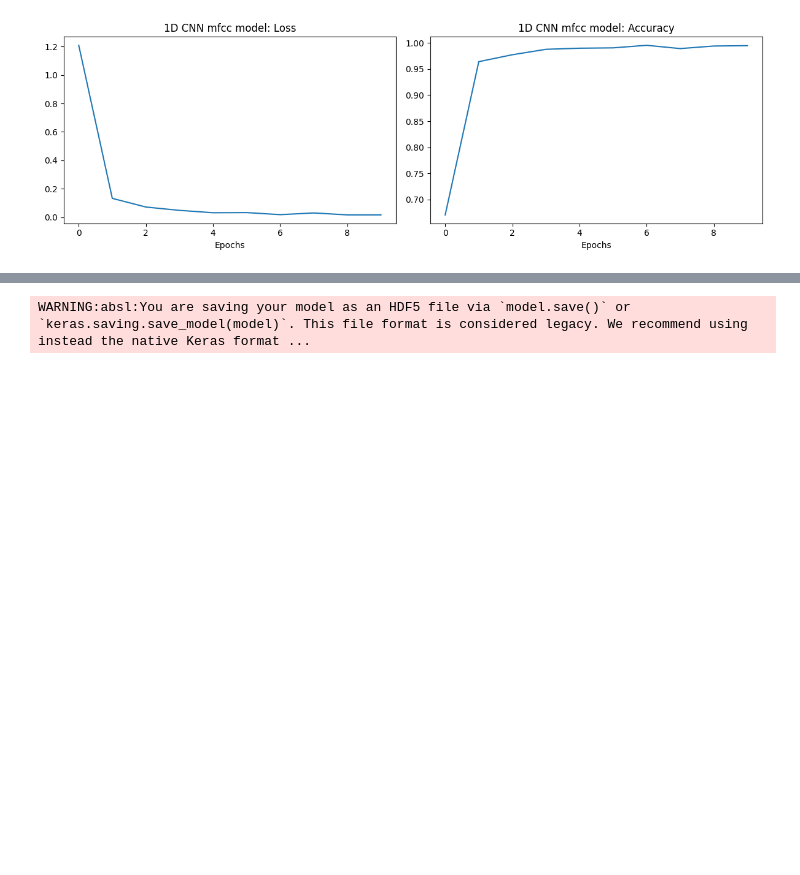
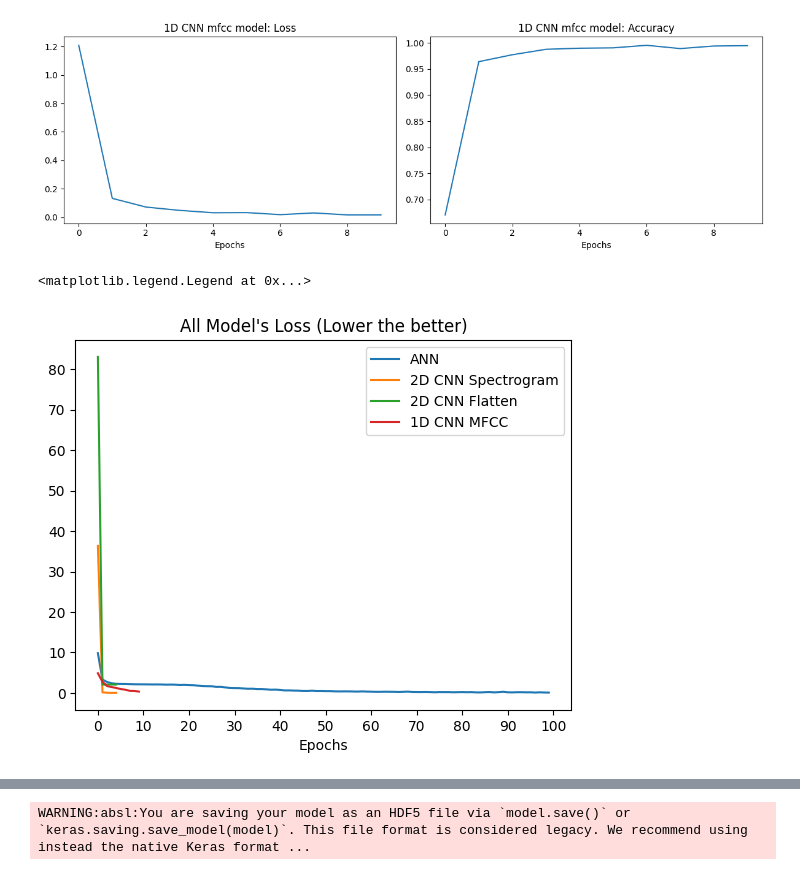
Before and after one commit to gauravmodak2001/Guitar_Chord_Pred, a Jupyter notebook: Guitar_Chord_Prediction.ipynb, the cells around one changed output, grey strips where cells are left out. Saved outputs shown, nothing was run; the diff lists cells and outputs as text; code cells hidden in the pictures; blank space fills up the shorter version.

```diff
--- a/Guitar_Chord_Prediction.ipynb
+++ b/Guitar_Chord_Prediction.ipynb
@@ -380,14 +446,14 @@ Duration: 0:00:43.069220
 # %% [markdown]
 <h1>Train the 1-D CNN with flattened spectrograms</h1>
 # %%
-#x_train, y_train = get_data_spectrograms(train_path)
-sample_size = x_train.shape[0] # number of samples in train set
-y_axis = x_train.shape[1] # number of n_mels in train set
-x_axis = x_train.shape[2] # minLength = 200 # length of input
+x_train_2d, y_train_2d = get_data_spectrograms(train_path)
+sample_size = x_train_2d.shape[0] # number of samples in train set
+y_axis = x_train_2d.shape[1] # number of n_mels in train set
+x_axis = x_train_2d.shape[2] # minLength = 200 # length of input
 channel_dimension = 1     # color channel is represented by 1 number
 
-x_train_reshaped = x_train.reshape(sample_size, y_axis*x_axis, channel_dimension)
+x_train_reshaped = x_train_2d.reshape(sample_size, y_axis*x_axis, channel_dimension)
 
 print(f"Shape of X: {x_train_reshaped.shape}")
-print(f"Shape of Y: {x_train_reshaped.shape}")
+print(f"Shape of Y: {y_train_2d.shape}")
 # %% [output]
@@ -396,11 +483,13 @@ Shape of Y: (1440, 25600, 1)
+# %%
+model3 = model_conv1d_spectrogram() # create new model if necessary
 # %% [markdown]
 <h2>Using spectrogram flattened into (128*200, 1)</h2>
 # %%
 start_time = datetime.now()
 
-epochs = 10 # not very good and takes long time to train, eventually converges around 15% accuracy
+epochs = 5 # not very good and takes long time to train, eventually converges around 15% accuracy
 batch_size = 16
-history3 = model3.fit(x_train_reshaped, y_train, epochs=epochs, batch_size=batch_size, verbose=1, shuffle=True)
+history3 = model3.fit(x_train_reshaped, y_train_2d, epochs=epochs, batch_size=batch_size, verbose=1, shuffle=True)
 
 end_time = datetime.now()
 print('Duration: {}'.format(end_time - start_time))
@@ -437,0 +533,2 @@ Shape of Y: (1440, 8)
+# %%
+model4 = model_conv1d_mfcc() # create new model if necessary
@@ -552,3 +664,18 @@ plt.xlabel("Epochs")
 plt.tight_layout()
 # %% [output]
 [figure]
+# %%
+# Create plot of all of the model's accuracy and loss
+
+plt.plot(np.arange(100), loss_list1, label='ANN') # epochs=100
+plt.plot(np.arange(5), loss_list2, label='2D CNN Spectrogram') #epochs=5
+plt.plot(np.arange(5), loss_list3, label='2D CNN Flatten') #epochs=5
+plt.plot(np.arange(10), loss_list4, label='1D CNN MFCC')
+plt.title("All Model's Loss (Lower the better)")
+plt.xticks(np.arange(0, 101, 10))
+plt.yticks(np.arange(0, 81, 10))
+plt.xlabel("Epochs")
+plt.legend()
+# %% [output]
+<matplotlib.legend.Legend at 0x...>
+[figure, added]
```
Also changed, not shown: parts of 37 cells of this notebook, 5 other files.
